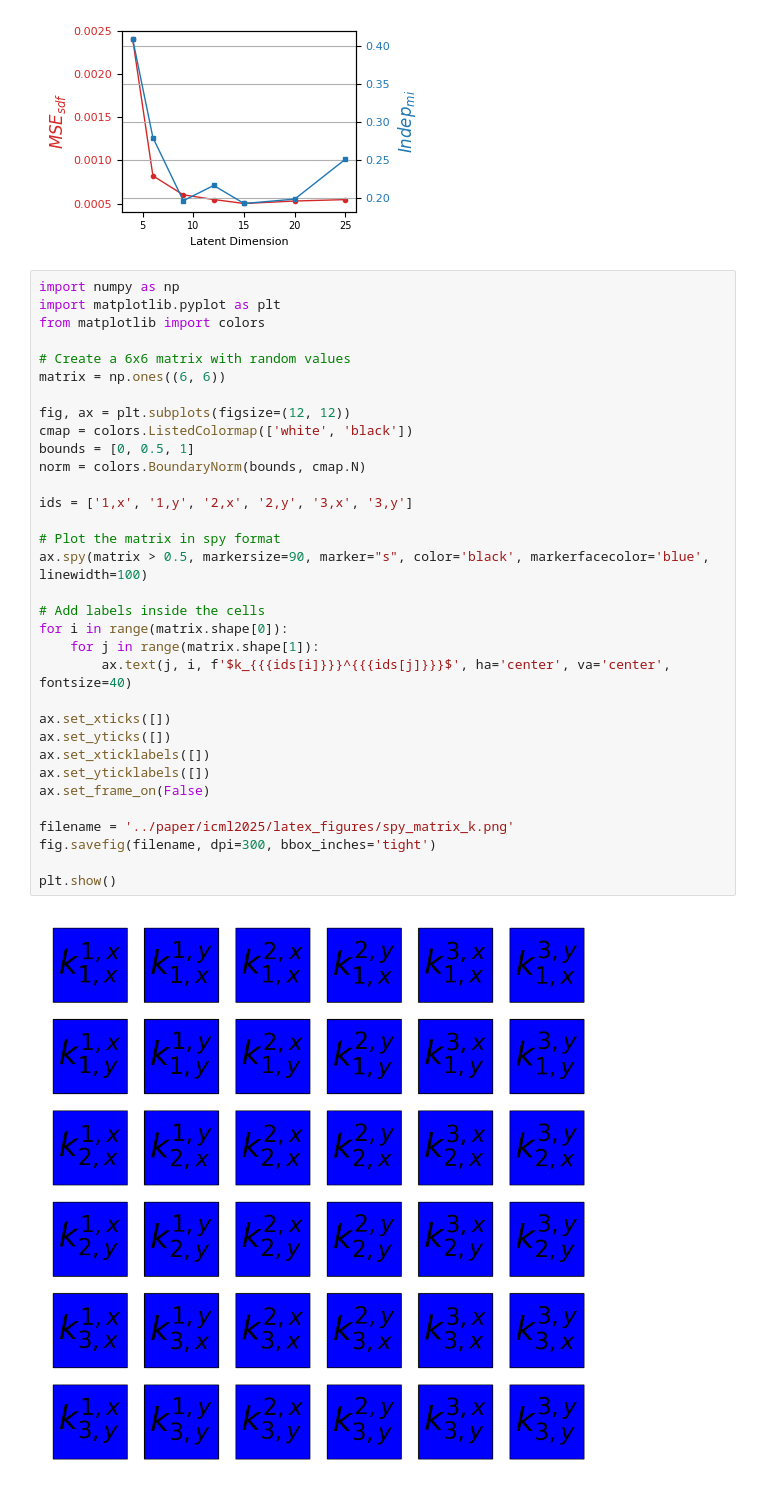
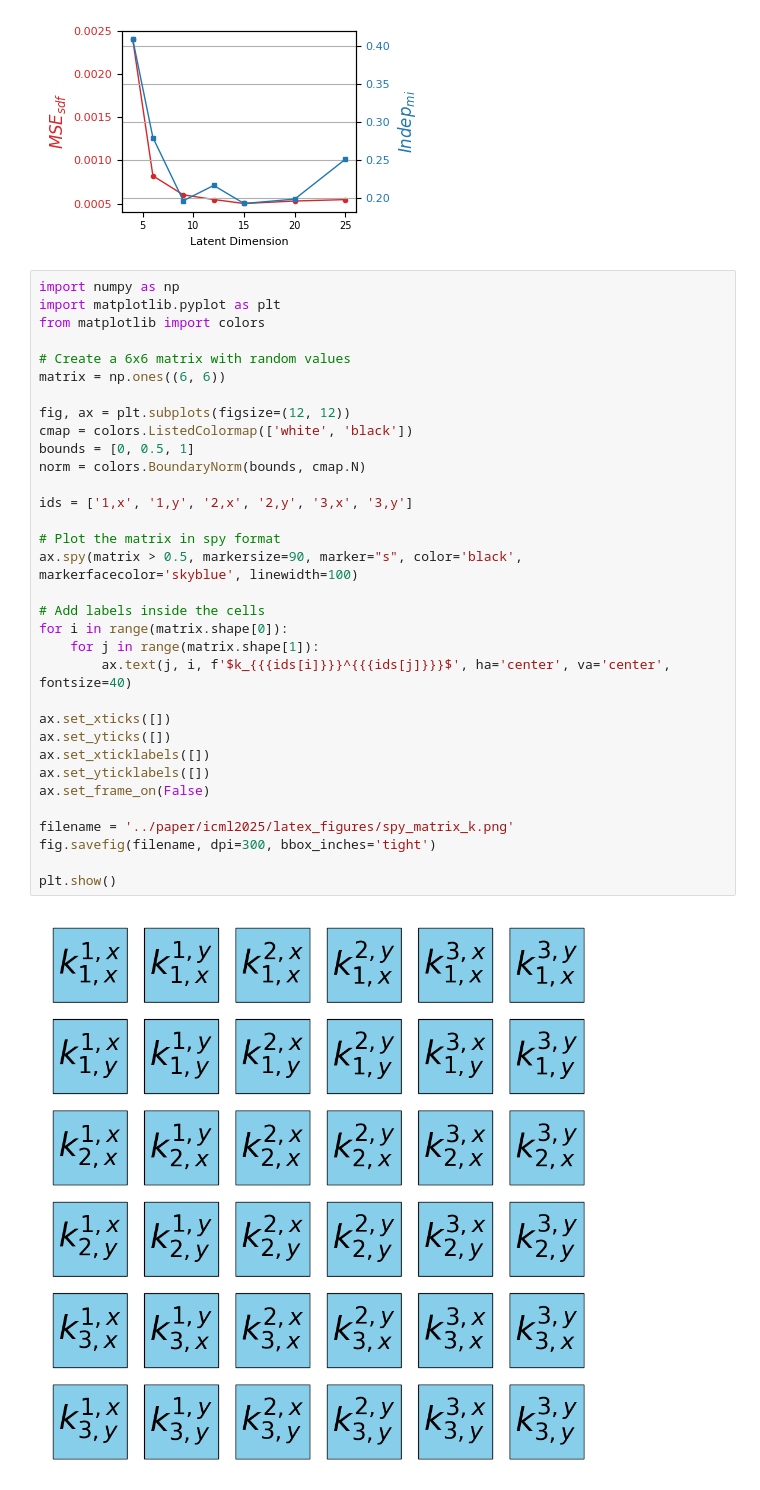
Before and after one commit to Alexander19970212/NHSDF-TOp, a Jupyter notebook: scripts/latent_dim_curves.ipynb, the cells around one changed output. Cells and saved outputs as stored; diff of their text form.

```diff
--- a/scripts/latent_dim_curves.ipynb
+++ b/scripts/latent_dim_curves.ipynb
@@ -80,35 +80,35 @@ import matplotlib.pyplot as plt
 from matplotlib import colors
 
 # Create a 6x6 matrix with random values
 matrix = np.ones((6, 6))
 
 fig, ax = plt.subplots(figsize=(12, 12))
 cmap = colors.ListedColormap(['white', 'black'])
 bounds = [0, 0.5, 1]
 norm = colors.BoundaryNorm(bounds, cmap.N)
 
 ids = ['1,x', '1,y', '2,x', '2,y', '3,x', '3,y']
 
 # Plot the matrix in spy format
-ax.spy(matrix > 0.5, markersize=90, marker="s", color='black', markerfacecolor='blue', linewidth=100)
+ax.spy(matrix > 0.5, markersize=90, marker="s", color='black', markerfacecolor='skyblue', linewidth=100)
 
 # Add labels inside the cells
 for i in range(matrix.shape[0]):
     for j in range(matrix.shape[1]):
         ax.text(j, i, f'$k_{{{ids[i]}}}^{{{ids[j]}}}$', ha='center', va='center', fontsize=40)
 
 ax.set_xticks([])
 ax.set_yticks([])
 ax.set_xticklabels([])
 ax.set_yticklabels([])
 ax.set_frame_on(False)
 
 filename = '../paper/icml2025/latex_figures/spy_matrix_k.png'
 fig.savefig(filename, dpi=300, bbox_inches='tight')
 
 plt.show()
 # %% [output]
-[figure, old version]
+[figure, new version]
 # %%
 import numpy as np
 import matplotlib.pyplot as plt
```
Also changed, not shown: parts of 1 cell of this notebook, 19 other files.
